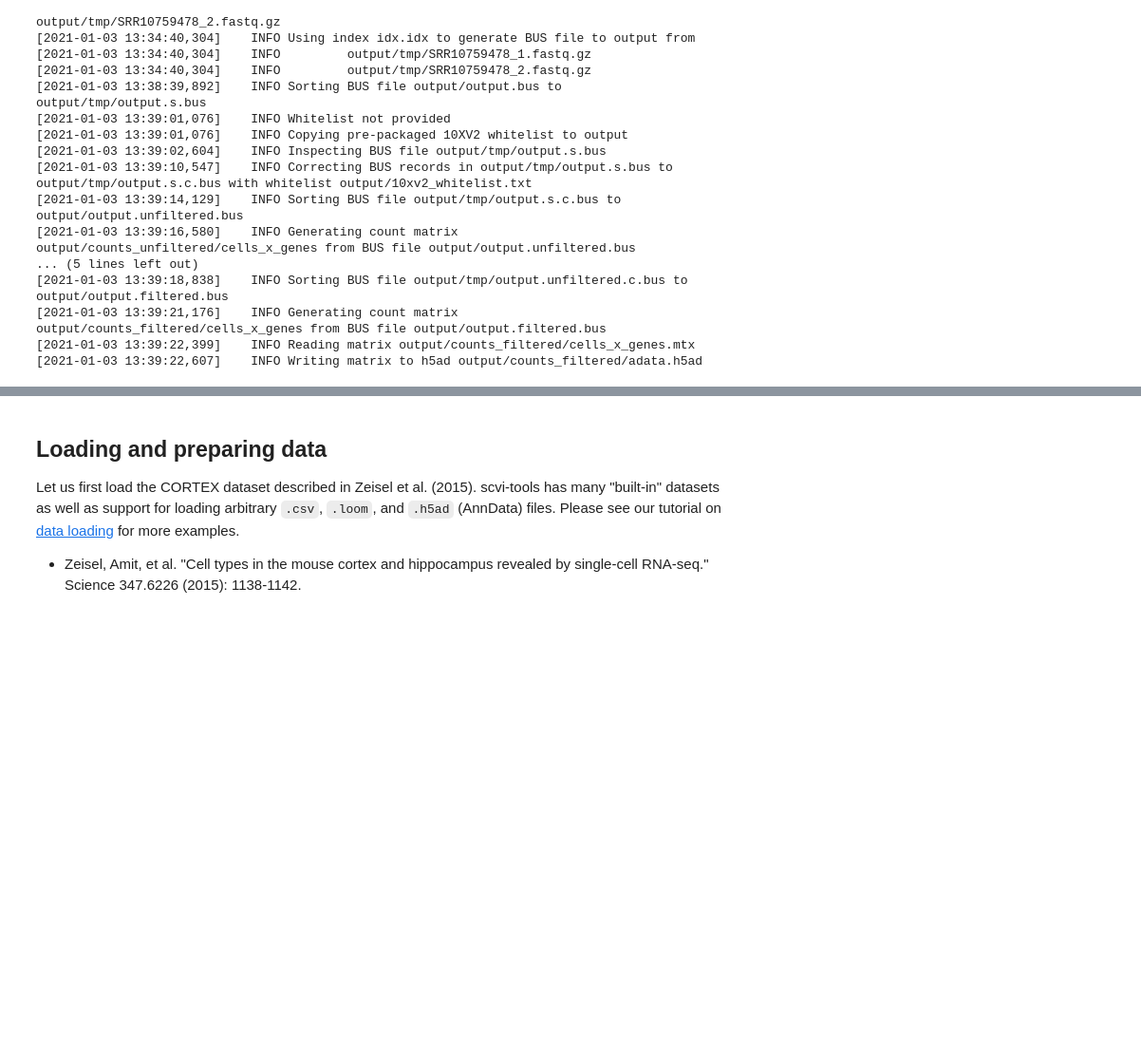
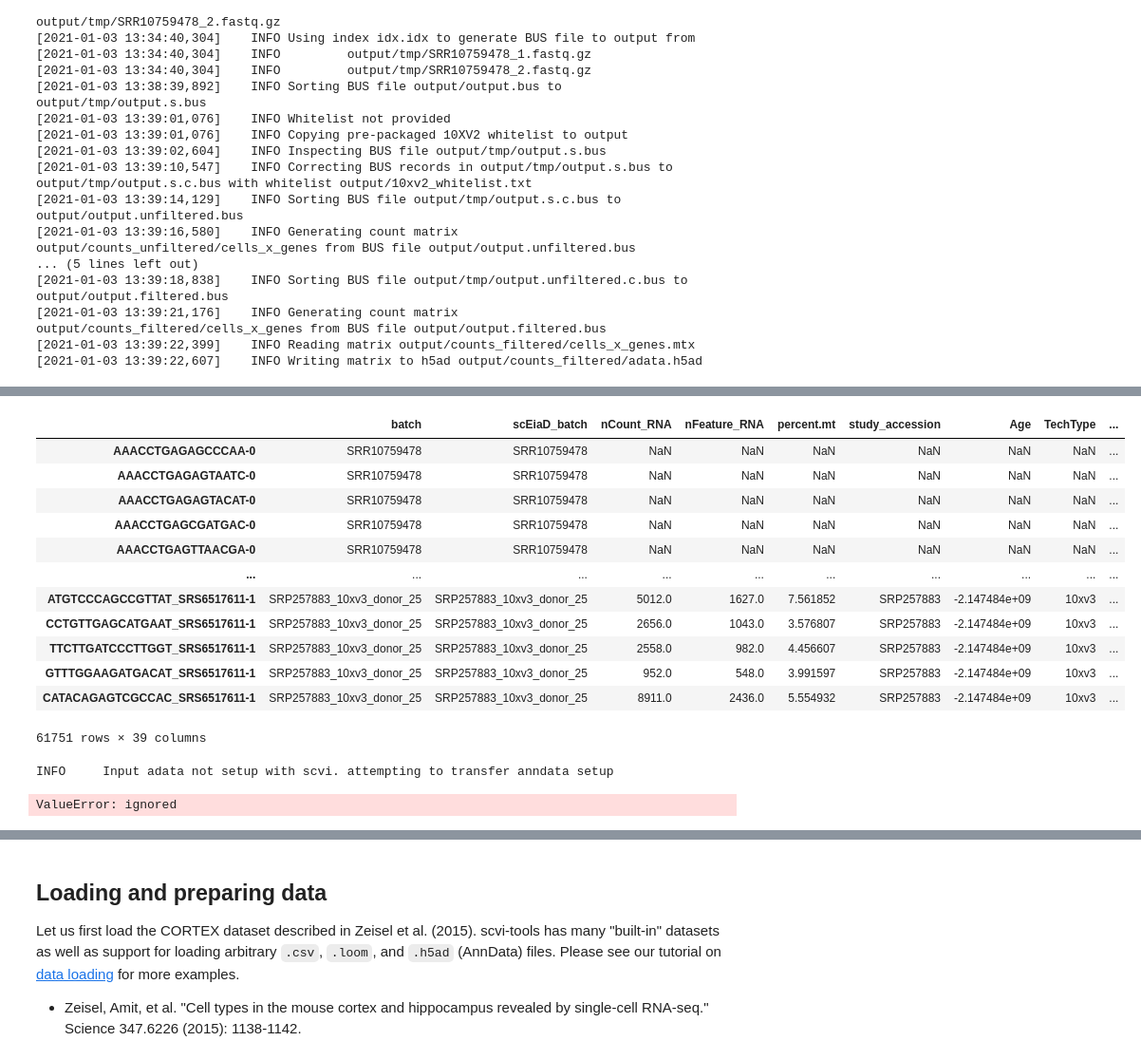
Before and after one commit to davemcg/scEiaD, a Jupyter notebook: colab/scVI_projection.ipynb, the cells around one changed output, grey strips where cells are left out. Shown at 95% size. Cells and saved outputs as stored; diff of their text form; code cells hidden in the pictures; blank space fills up the shorter version.

```diff
--- a/colab/scVI_projection.ipynb
+++ b/colab/scVI_projection.ipynb
@@ -128,0 +190,10 @@ adata_scEiaD
+# %%
+vae_q = scvi.model.SCVI.load_query_data(
+    adata_query_HVG,
+    scVI_model_dir_path,
+)
+
+vae_r = scvi.model.SCVI.load_query_data(
+    adata_scEiaD_HVG,
+    scVI_model_dir_path,
+)
@@ -128,0 +224,3 @@ adata_scEiaD
+# %%
+vae_q.train(n_epochs=50, n_epochs_kl_warmup = 1, weight_decay=0.0)
+vae_r.train(n_epochs=5, n_epochs_kl_warmup = 1, weight_decay=0.0)
@@ -128,0 +234,6 @@ adata_scEiaD
+# %%
+adata_scEiaD_HVG.obsm["X_scvi"] = vae_r.get_latent_representation()
+sc.pp.neighbors(adata_scEiaD_HVG, n_neighbors=50, use_rep = 'X_scvi')
+sc.tl.umap(adata_scEiaD_HVG, min_dist=0.2)
+sc.tl.leiden(adata_scEiaD_HVG)
+sc.pl.umap(adata_scEiaD_HVG, color = 'leiden')
@@ -150,0 +260,27 @@ sc.tl.umap(adata, min_dist=0.2)
+# %%
+adata_query_HVG.obs['scEiaD_batch'] = adata_query_HVG.obs['batch']
+adata_scEiaD.obs['scEiaD_batch'] = adata_scEiaD.obs['batch']
+adata_full = adata_query_HVG.concatenate(adata_scEiaD_HVG)
+
+adata_full.obs['batch'] = list(adata_full.obs['scEiaD_batch'])
+# %%
+adata_full.obs
+# %% [output]
+|  | batch | scEiaD_batch | nCount_RNA | nFeature_RNA | percent.mt | study_accession | Age | TechType | ... |
+| AAACCTGAGAGCCCAA-0 | SRR10759478 | SRR10759478 | NaN | NaN | NaN | NaN | NaN | NaN | ... |
+| AAACCTGAGAGTAATC-0 | SRR10759478 | SRR10759478 | NaN | NaN | NaN | NaN | NaN | NaN | ... |
+| AAACCTGAGAGTACAT-0 | SRR10759478 | SRR10759478 | NaN | NaN | NaN | NaN | NaN | NaN | ... |
+| AAACCTGAGCGATGAC-0 | SRR10759478 | SRR10759478 | NaN | NaN | NaN | NaN | NaN | NaN | ... |
+| AAACCTGAGTTAACGA-0 | SRR10759478 | SRR10759478 | NaN | NaN | NaN | NaN | NaN | NaN | ... |
+| ... | ... | ... | ... | ... | ... | ... | ... | ... | ... |
+| ATGTCCCAGCCGTTAT_SRS6517611-1 | SRP257883_10xv3_donor_25 | SRP257883_10xv3_donor_25 | 5012.0 | 1627.0 | 7.561852 | SRP257883 | -2.147484e+09 | 10xv3 | ... |
+| CCTGTTGAGCATGAAT_SRS6517611-1 | SRP257883_10xv3_donor_25 | SRP257883_10xv3_donor_25 | 2656.0 | 1043.0 | 3.576807 | SRP257883 | -2.147484e+09 | 10xv3 | ... |
+| TTCTTGATCCCTTGGT_SRS6517611-1 | SRP257883_10xv3_donor_25 | SRP257883_10xv3_donor_25 | 2558.0 | 982.0 | 4.456607 | SRP257883 | -2.147484e+09 | 10xv3 | ... |
+| GTTTGGAAGATGACAT_SRS6517611-1 | SRP257883_10xv3_donor_25 | SRP257883_10xv3_donor_25 | 952.0 | 548.0 | 3.991597 | SRP257883 | -2.147484e+09 | 10xv3 | ... |
+| CATACAGAGTCGCCAC_SRS6517611-1 | SRP257883_10xv3_donor_25 | SRP257883_10xv3_donor_25 | 8911.0 | 2436.0 | 5.554932 | SRP257883 | -2.147484e+09 | 10xv3 | ... |
+61751 rows × 39 columns
+# %%
+vae_q.get_latent_representation(adata_full)
+# %% [output]
+INFO     Input adata not setup with scvi. attempting to transfer anndata setup
+ValueError: ignored
```
Also changed, not shown: parts of 20 cells of this notebook.
